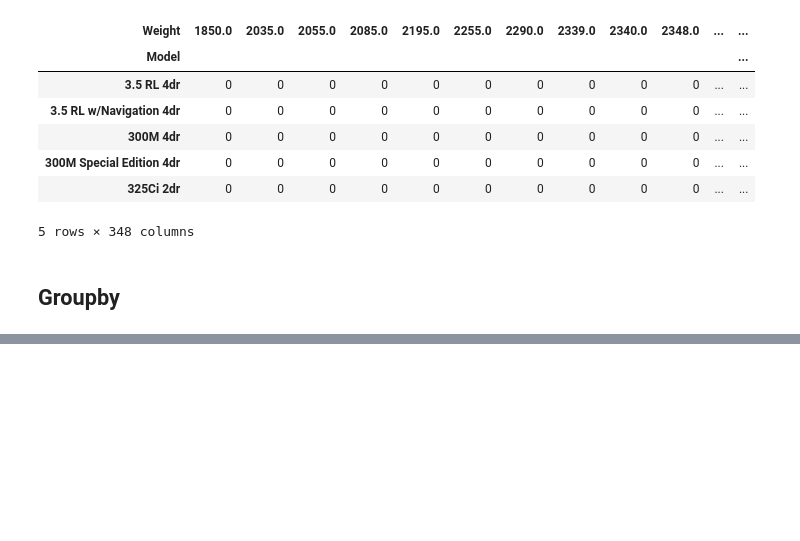
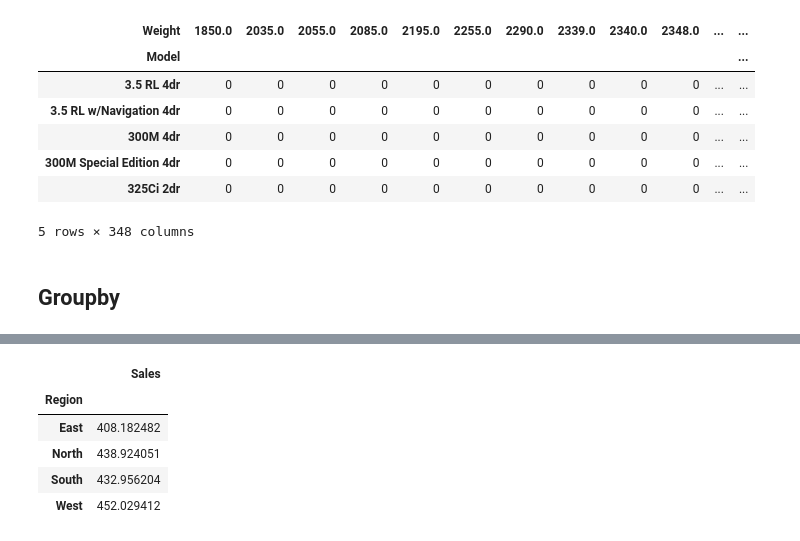
Before and after one commit to Abhilashg11/Data_science, a Jupyter notebook: Pandas1/pandas.ipynb, the cells around one changed output, grey strips where cells are left out. Saved outputs shown, nothing was run; the diff lists cells and outputs as text; code cells hidden in the pictures; blank space fills up the shorter version.

```diff
--- a/Pandas1/pandas.ipynb
+++ b/Pandas1/pandas.ipynb
@@ -384,0 +410,10 @@ Name: Weight, dtype: float64
+# %%
+pivot2 = pd.pivot_table(df,index='Region',values='Sales')
+pivot2
+# %% [output]
+|  | Sales |
+| Region |  |
+| East | 408.182482 |
+| North | 438.924051 |
+| South | 432.956204 |
+| West | 452.029412 |
```
Also changed, not shown: parts of 6 cells of this notebook.
